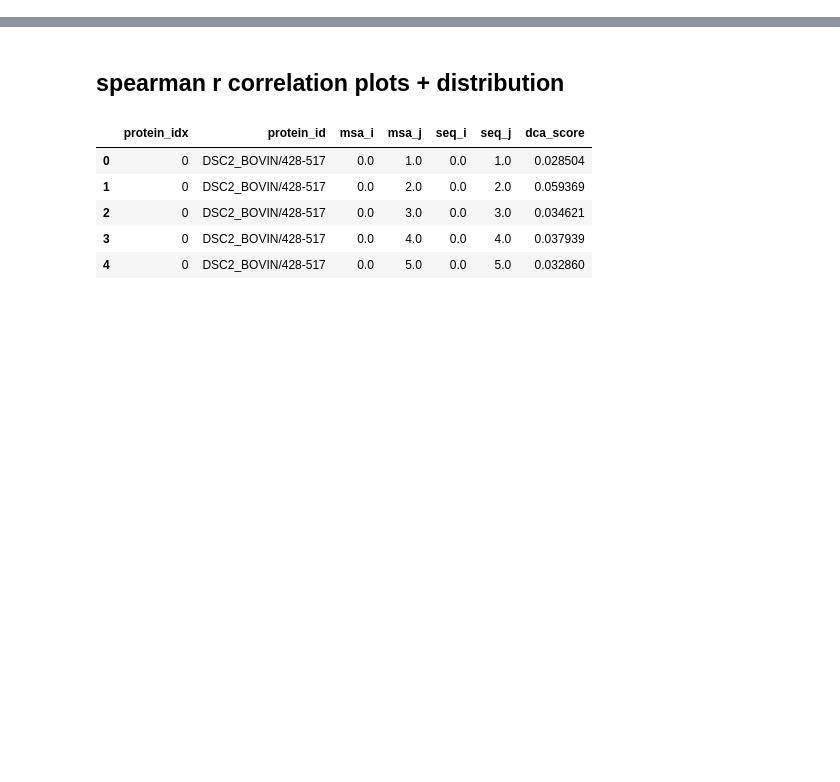
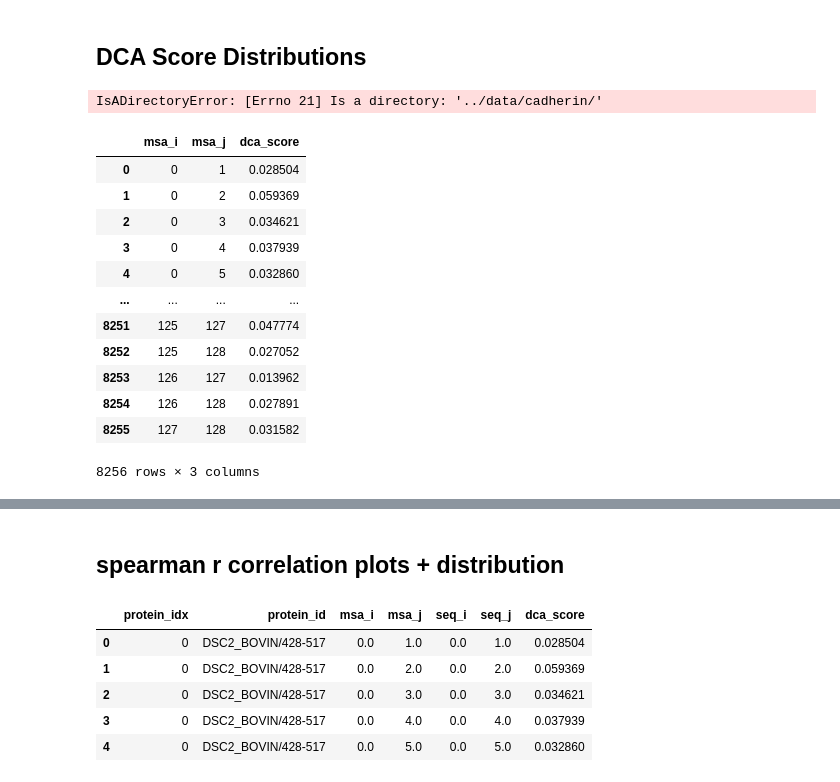
Before and after one commit to Vincent-La/cmsc702-protein-lm, a Jupyter notebook: notebooks/spearman_r_distributions.ipynb, the cells around one changed output, grey strips where cells are left out. Saved outputs shown, nothing was run; the diff lists cells and outputs as text; code cells hidden in the pictures; blank space fills up the shorter version.

```diff
--- a/notebooks/spearman_r_distributions.ipynb
+++ b/notebooks/spearman_r_distributions.ipynb
@@ -5,3 +5,5 @@ import pandas as pd
 import matplotlib.pyplot as plt
 from scipy.stats import spearmanr
 import seaborn as sns
+# %% [markdown]
+## DCA Score Distributions
@@ -7,0 +12,25 @@ import seaborn as sns
+# %%
+col_names = ['msa_i', 'msa_j', 'dca_score']
+df_mfdca = pd.read_csv('../data/cadherin/PF00028_mfdca.csv', header = None)
+df_mfdca.columns = col_names
+
+df_plmdca = pd.read_csv('../data/cadherin/PF00028_plmdca.csv', header = None)
+df_plmdca.columns = col_names
+# %% [output]
+IsADirectoryError: [Errno 21] Is a directory: '../data/cadherin/'
+# %%
+df_plmdca
+# %% [output]
+|  | msa_i | msa_j | dca_score |
+| 0 | 0 | 1 | 0.028504 |
+| 1 | 0 | 2 | 0.059369 |
+| 2 | 0 | 3 | 0.034621 |
+| 3 | 0 | 4 | 0.037939 |
+| 4 | 0 | 5 | 0.032860 |
+| ... | ... | ... | ... |
+| 8251 | 125 | 127 | 0.047774 |
+| 8252 | 125 | 128 | 0.027052 |
+| 8253 | 126 | 127 | 0.013962 |
+| 8254 | 126 | 128 | 0.027891 |
+| 8255 | 127 | 128 | 0.031582 |
+8256 rows × 3 columns
```
Also changed, not shown: parts of 2 cells of this notebook.
